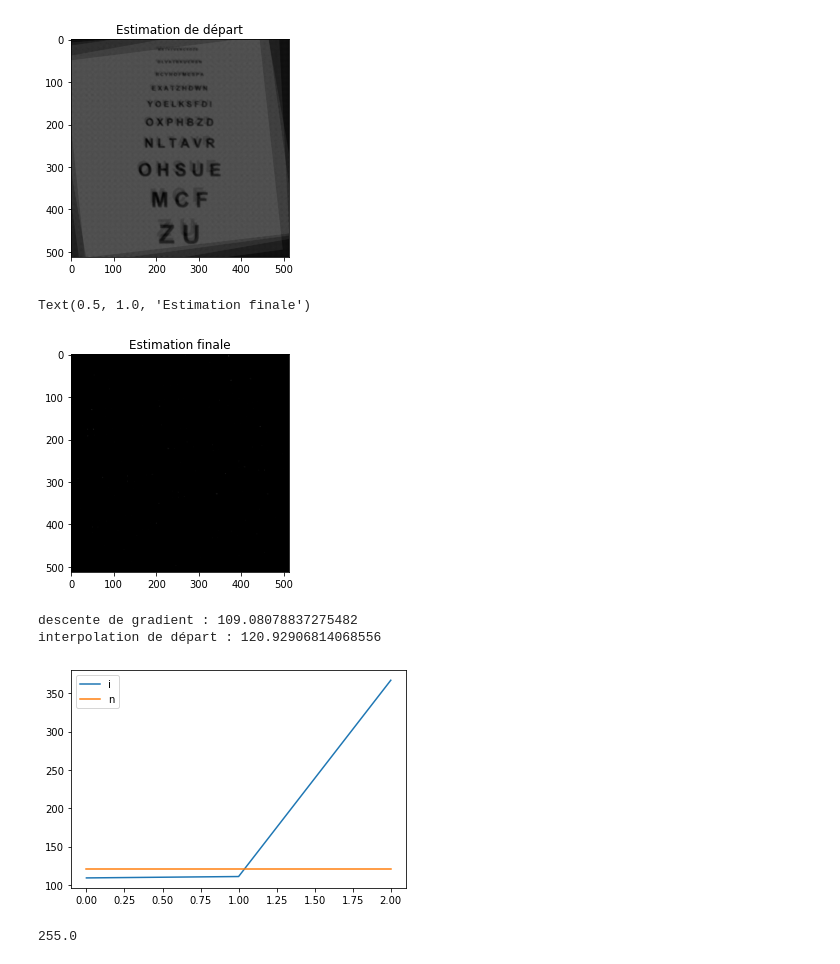
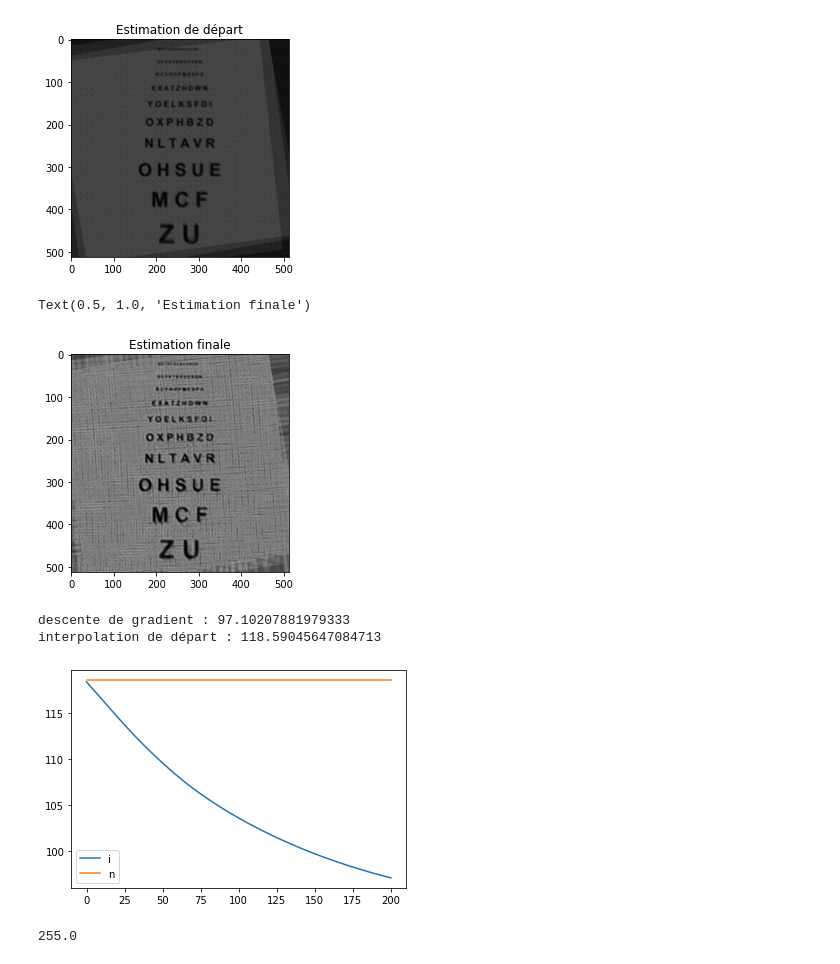
Before and after one commit to zoeducourau/Projet_fin_majeure, a Jupyter notebook: main script.ipynb, the cells around one changed output. Drawn from its saved outputs; the diff is of its cells as text; code cells hidden in the pictures.

```diff
--- a/main script.ipynb
+++ b/main script.ipynb
@@ -242,15 +246,17 @@ BDD/imageBR_4.png
 
 # initialisation
 estim_0 = interpolation(cv2.imread('BDD/imageBR_0.png', 0), sampling_rate)
+#estim_0 = np.zeros([H,W])
 observations = []
 for k in range(N_registration):
     observations.append(cv2.imread('BDD/imageBR_' + str(k+1) + '.png', 0))
     transfo = list_M[k].copy()
     transfo[0][2] *= sampling_rate
     transfo[1][2] *= sampling_rate
-    estim_0 += cv2.warpPerspective(interpolation(observations[k], sampling_rate), transfo, [H,W])
+    if k!=2:
+        estim_0 += cv2.warpPerspective(interpolation(observations[k], sampling_rate), transfo, [H,W])
 
-
+# pb pour k =2
 
 
 # estim_0 = cv2.resize(observations[0], dim_HR, interpolation = cv2.INTER_CUBIC)
@@ -265,7 +271,7 @@ Text(0.5, 1.0, 'Estimation de départ')
 # %%
 # paramètres
 beta = 1
-l = 0
+l = 0.00001
 alpha = 0.6
 P = 1
 
@@ -284,8 +290,9 @@ while CA == False:
         transfo[0][2] *= sampling_rate
         transfo[1][2] *= sampling_rate
         estim_recal = cv2.warpAffine(estim, transfo, [H,W], flags=cv2.WARP_INVERSE_MAP, borderMode=cv2.BORDER_REPLICATE) # Rotation + translation
-        # convoluer PSF (flou blanc gaussien)
-        estim_recal_psf =cv2.filter2D(src=estim_recal, ddepth=-1, kernel=noyau)
+        # convoluer PSF (flou gaussien)
+        #estim_recal_psf =cv2.filter2D(src=estim_recal, ddepth=-1, kernel=noyau)
+        estim_recal_psf = cv2.blur(estim_recal, [7,7])
         # down sampling
         estim_recal_psf_ds = decimation(estim_recal_psf, sampling_rate) # Sous-échantillonnage /4
         # soustaire l'observation
@@ -295,7 +302,8 @@ while CA == False:
         # up sampling
         estim_us = interpolation(sign, sampling_rate)
         # convoluer par T(PSF)
-        estim_us_psf = cv2.filter2D(src=estim_us, ddepth=-1, kernel=noyau) # le noyau est symétrique donc T(PSF)=PSF
+        #estim_us_psf = cv2.filter2D(src=estim_us, ddepth=-1, kernel=noyau) # le noyau est symétrique donc T(PSF)=PSF
+        estim_us_psf = cv2.blur(estim_us, [7,7])
         # appliquer transfo inverse
         estim_us_psf_recale = cv2.warpAffine(estim_us_psf, transfo, [H,W], borderMode=cv2.BORDER_REPLICATE) # Rotation + translation
         # somme des gradients
@@ -332,35 +340,35 @@ while CA == False:
                 # soustraire au résultat intermédiaire
 
                 diff = (np.identity(dim_HR[0]) - img_translation_2) * sign
                 # multiplier par alpha ^{|m|+|l|}
                 r_lm = (alpha ** (abs(m)+abs(l)))*diff
                 # sommation
                 regul += r_lm
     """
 
 
 
     step = gradient + l*regul
     new_estim = np.abs(estim - beta*step)
     estim = new_estim
     erreur.append(np.mean(np.sqrt((IMAGE_nb - new_estim)**2)))
 
     n_iter += 1
     if len(erreur) > 2:
         if erreur[-2] < erreur[-1]:
             CA = True
         if abs(erreur[-2] - erreur[-1]) < 0.001:
             CA = True
-    if n_iter > 30:
+    if n_iter > 200:
         CA = True
 
 
 plt.figure()
 plt.imshow(new_estim, cmap='gray')
 plt.title("Estimation finale")
 # %% [output]
 Text(0.5, 1.0, 'Estimation finale')
-[figure, old version]
+[figure, new version]
 # %%
 plt.figure()
 plt.plot(range(len(erreur)), erreur, range(len(erreur)), np.ones(len(erreur))*np.mean(np.sqrt((IMAGE_nb - estim_0)**2)))
@@ -370,9 +378,9 @@ plt.legend("interpolation bicubique")
 print("descente de gradient : " + str(min(erreur)))
 print("interpolation de départ : " + str(np.mean(np.sqrt((IMAGE_nb - estim_0)**2))))
 # %% [output]
-descente de gradient : 109.08078837275482
-interpolation de départ : 120.92906814068556
+descente de gradient : 97.10207881979333
+interpolation de départ : 118.59045647084713
-[figure, old version]
+[figure, new version]
 # %%
 plt.imsave("estimationHR" + str(N_registration) + ".png",new_estim,cmap='gray')
 # %%
```
Also changed, not shown: parts of 1 cell of this notebook.
